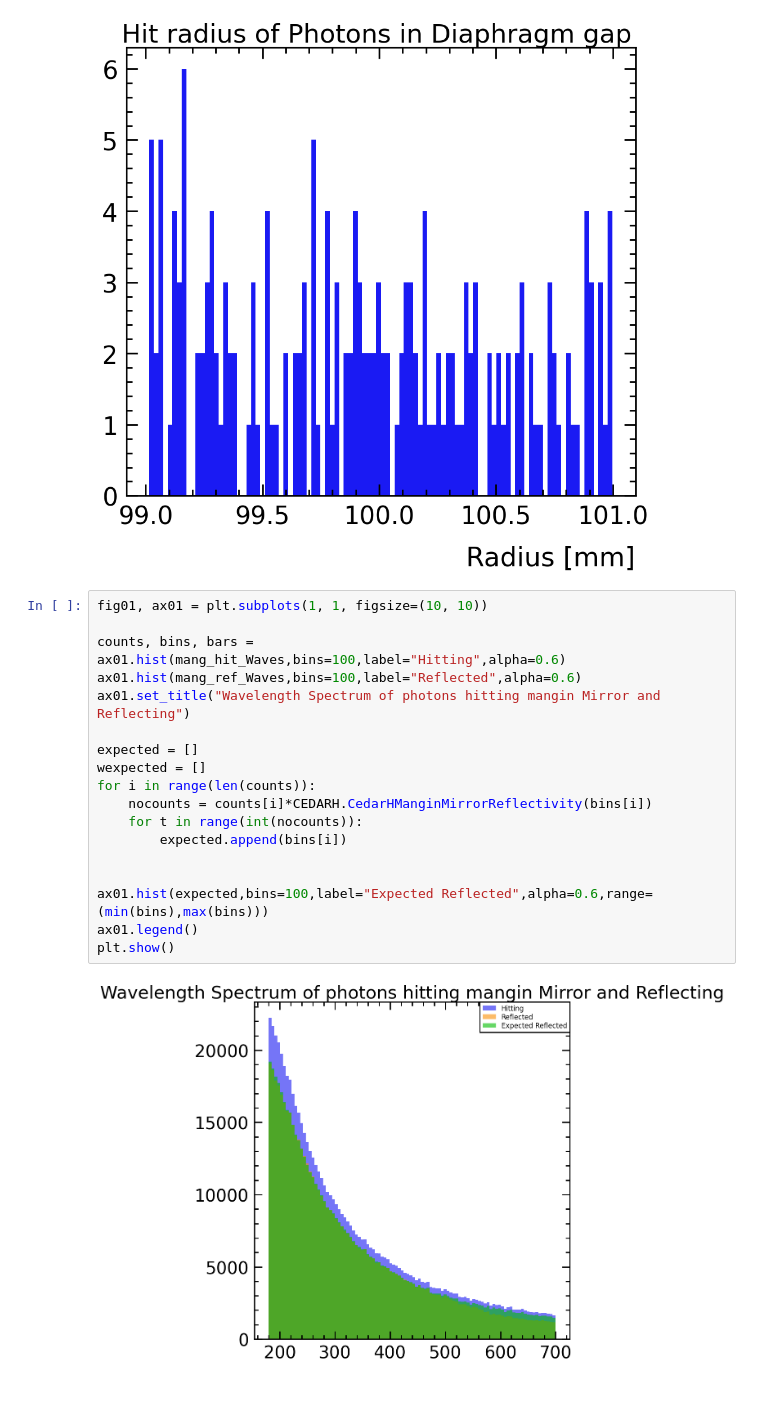
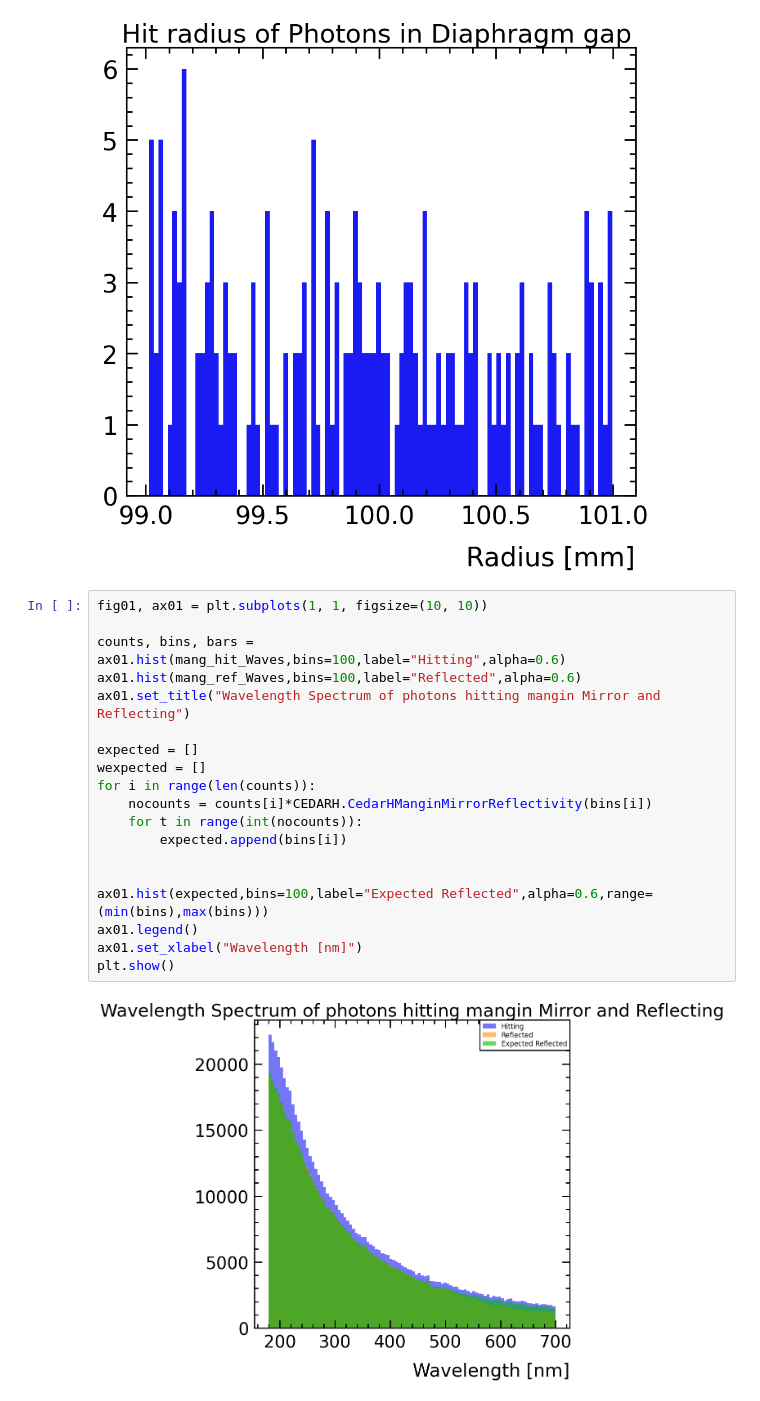
Before and after one commit to SandersJack/NA62_CEDARH_Handbook, a Jupyter notebook: CEDAR_Handbook.ipynb, the cells around one changed output. Cells and saved outputs as stored; diff of their text form.

```diff
--- a/CEDAR_Handbook.ipynb
+++ b/CEDAR_Handbook.ipynb
@@ -383,23 +383,24 @@ plt.show()
 # %%
 fig01, ax01 = plt.subplots(1, 1, figsize=(10, 10))
 
 counts, bins, bars = ax01.hist(mang_hit_Waves,bins=100,label="Hitting",alpha=0.6)
 ax01.hist(mang_ref_Waves,bins=100,label="Reflected",alpha=0.6)
 ax01.set_title("Wavelength Spectrum of photons hitting mangin Mirror and Reflecting")
 
 expected = []
 wexpected = []
 for i in range(len(counts)):
     nocounts = counts[i]*CEDARH.CedarHManginMirrorReflectivity(bins[i])
     for t in range(int(nocounts)):
         expected.append(bins[i])
 
 
 ax01.hist(expected,bins=100,label="Expected Reflected",alpha=0.6,range=(min(bins),max(bins)))
 ax01.legend()
+ax01.set_xlabel("Wavelength [nm]")
 plt.show()
 # %% [output]
-[figure, old version]
+[figure, new version]
 # %%
 fig02, ax02 = plt.subplots(1, 1, figsize=(10, 10))
 counts2, bins2, bars2 = ax02.hist(crom_hit,bins=100,label="Hitting",alpha=0.6)
```
Also changed, not shown: parts of 12 cells of this notebook.
